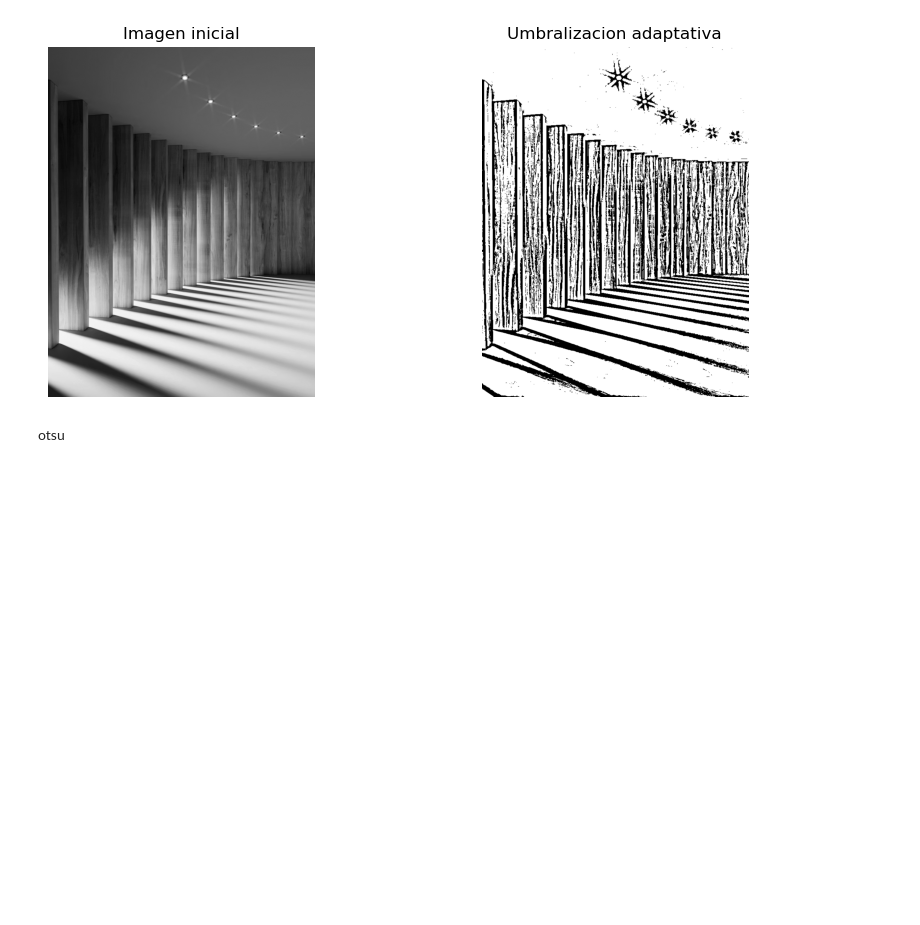
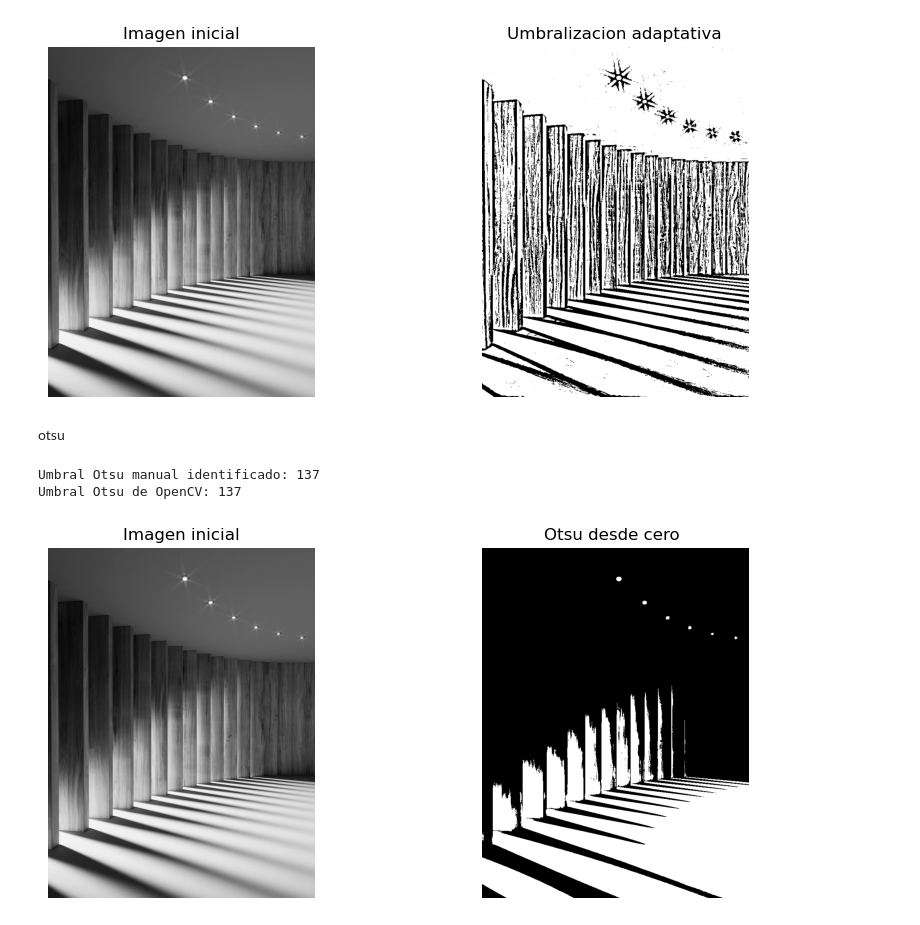
Before and after one commit to sebastiansoto1407/procesamientoimgofi, a Jupyter notebook: clase11marzo/umbralizaciones.ipynb, the cells around one changed output. Cells and saved outputs as stored; diff of their text form; code cells hidden in the pictures; blank space fills up the shorter version.

```diff
--- a/clase11marzo/umbralizaciones.ipynb
+++ b/clase11marzo/umbralizaciones.ipynb
@@ -397,16 +397,56 @@ otsu
 # %%
 import cv2
 import numpy as np
 import matplotlib.pyplot as plt
 
 img = cv2.imread('imagenumbra.jpeg', 0)
 
 hist = cv2.calcHist([img], [0], None, [256], [0, 256]).flatten()
 p = hist / hist.sum()
 
 w0 = 0.0
 mu0_acum = 0.0
 mu_total = np.sum(np.arange(256) * p)
 #formulita
 mejor_t = 0
 max_sigma_b = -1.0
+
+for t in range(256):
+    w0 += p[t]
+    mu0_acum += t * p[t]
+    w1 = 1.0 - w0
+
+    if w0 == 0 or w1 == 0:
+        continue
+
+    mu0 = mu0_acum / w0
+    mu1 = (mu_total - mu0_acum) / w1
+    sigma_b = w0 * w1 * (mu0 - mu1) ** 2
+
+    if sigma_b > max_sigma_b:
+        max_sigma_b = sigma_b
+        mejor_t = t
+
+img_otsu_manual = np.where(img > mejor_t, 255, 0).astype(np.uint8)
+
+t_cv, _ = cv2.threshold(img, 0, 255, cv2.THRESH_BINARY + cv2.THRESH_OTSU)
+print(f'Umbral Otsu manual identificado: {mejor_t}')
+print(f'Umbral Otsu de OpenCV: {int(t_cv)}')
+
+plt.figure(figsize=(10, 4))
+plt.subplot(1, 2, 1)
+plt.imshow(img, cmap='gray')
+plt.title('Imagen inicial')
+plt.axis('off')
+
+plt.subplot(1, 2, 2)
+plt.imshow(img_otsu_manual, cmap='gray')
+plt.title(f'Otsu desde cero ')
+plt.axis('off')
+
+plt.tight_layout()
+plt.show()
+# %% [output]
+Umbral Otsu manual identificado: 137
+Umbral Otsu de OpenCV: 137
+[figure, added]
```
